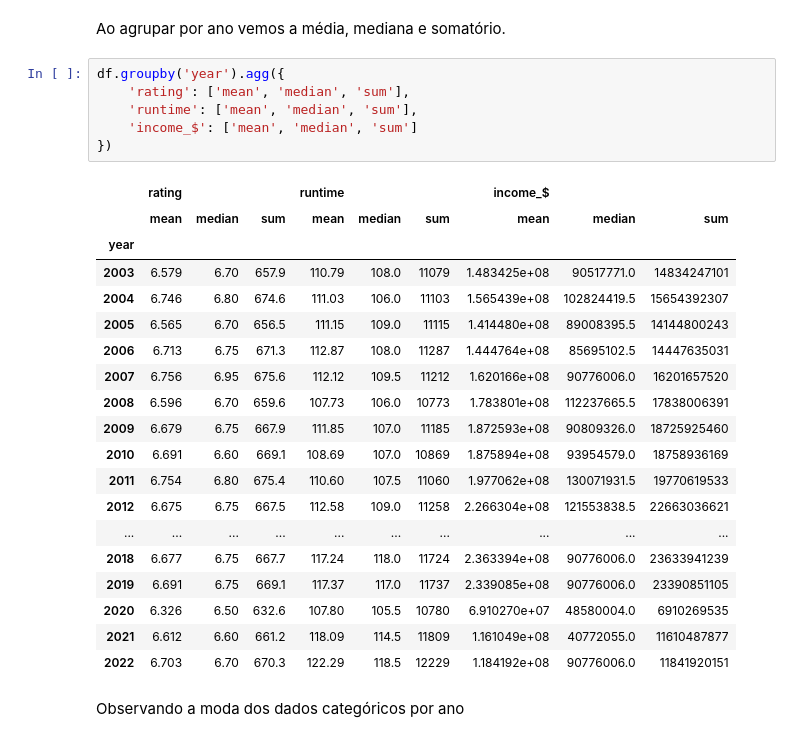
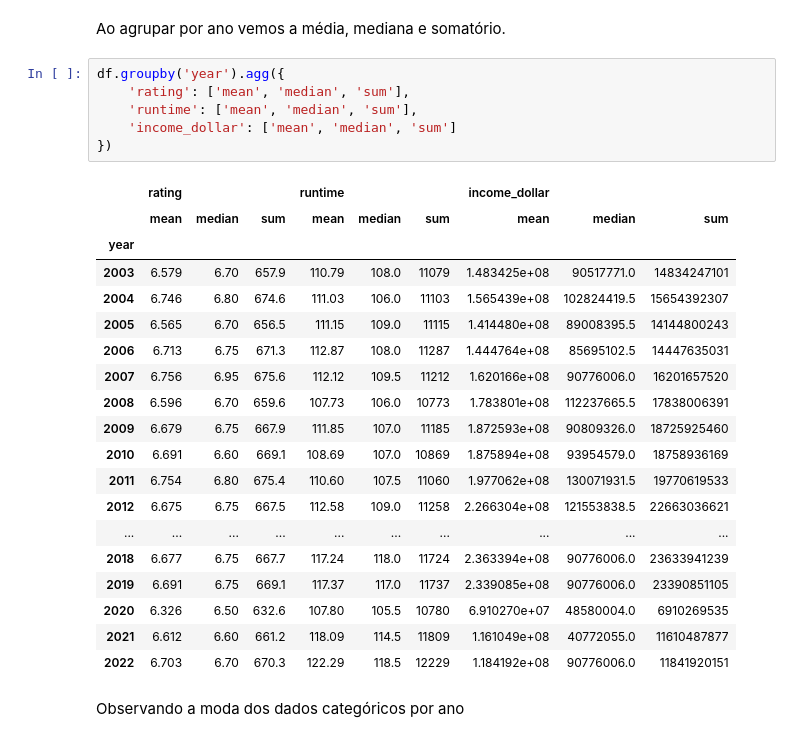
Before and after one commit to MatBrands/ADA-Exploratory_Data_Analysis, a Jupyter notebook: notebooks/edas/matheus.ipynb, the cells around one changed output. Drawn from its saved outputs; the diff is of its cells as text.

```diff
--- a/notebooks/edas/matheus.ipynb
+++ b/notebooks/edas/matheus.ipynb
@@ -218,11 +218,11 @@ Ao agrupar por ano vemos a média, mediana e somatório.
 # %%
 df.groupby('year').agg({
     'rating': ['mean', 'median', 'sum'],
     'runtime': ['mean', 'median', 'sum'],
-    'income_$': ['mean', 'median', 'sum']
+    'income_dollar': ['mean', 'median', 'sum']
 })
 # %% [output]
-|  | rating |  |  | runtime |  |  | income_$ |  |  |
+|  | rating |  |  | runtime |  |  | income_dollar |  |  |
 |  | mean | median | sum | mean | median | sum | mean | median | sum |
 | year |  |  |  |  |  |  |  |  |  |
 | 2003 | 6.579 | 6.70 | 657.9 | 110.79 | 108.0 | 11079 | 1.483425e+08 | 90517771.0 | 14834247101 |
```
Also changed, not shown: parts of 16 cells of this notebook.
